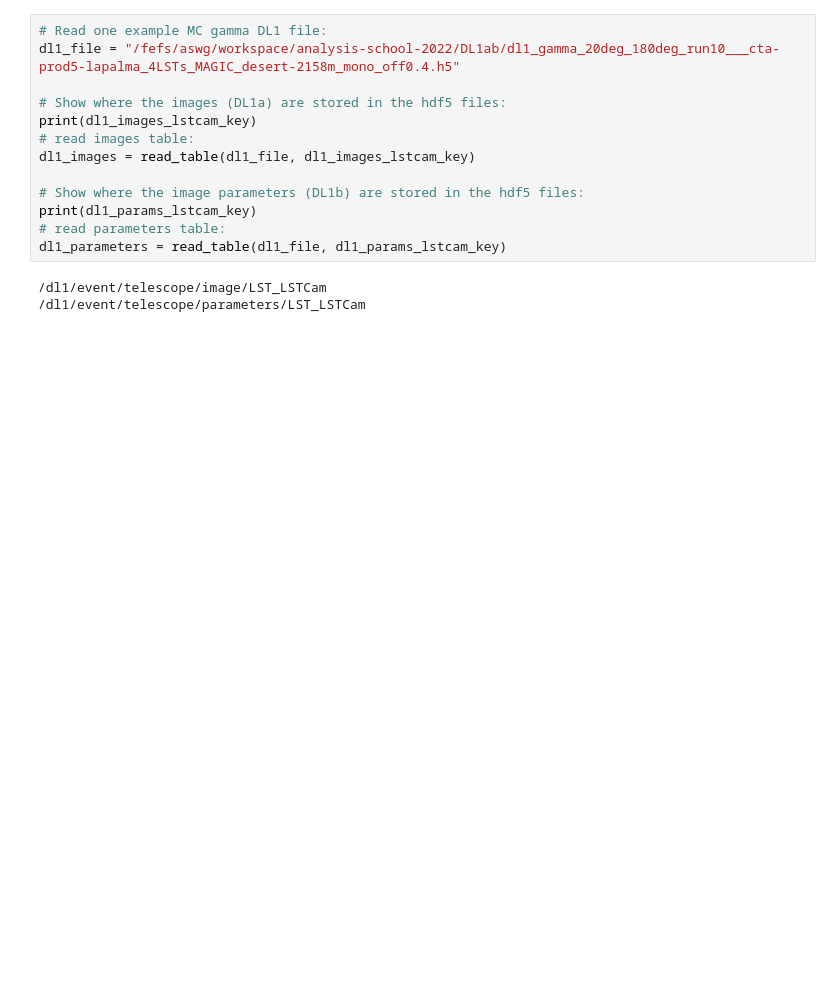
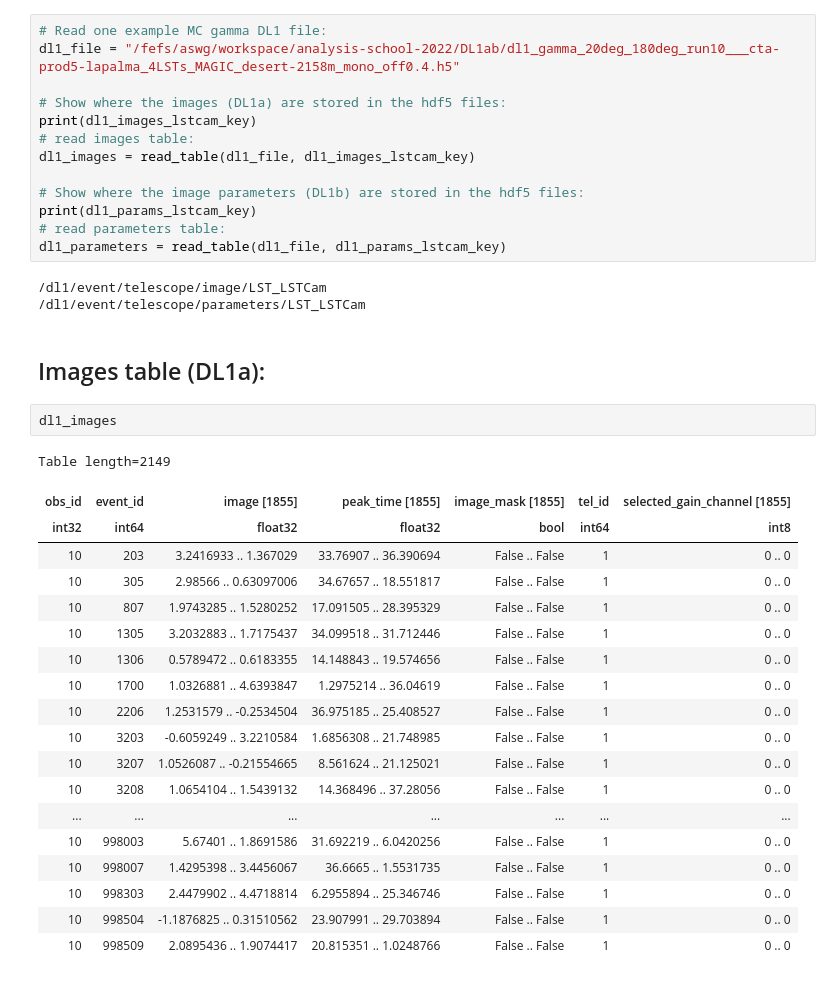
Before and after one commit to cta-observatory/2022_01_lstchain_school, a Jupyter notebook: DL1a_to_DL1b/image_parameters.ipynb, the cells around one changed output. Cells and saved outputs as stored; diff of their text form; blank space fills up the shorter version.

```diff
--- a/DL1a_to_DL1b/image_parameters.ipynb
+++ b/DL1a_to_DL1b/image_parameters.ipynb
@@ -26,3 +29,27 @@ dl1_parameters = read_table(dl1_file, dl1_params_lstcam_key)
 # %% [output]
 /dl1/event/telescope/image/LST_LSTCam
 /dl1/event/telescope/parameters/LST_LSTCam
+# %% [markdown]
+## Images table (DL1a):
+# %%
+dl1_images
+# %% [output]
+Table length=2149
+| obs_id | event_id | image [1855] | peak_time [1855] | image_mask [1855] | tel_id | selected_gain_channel [1855] |
+| int32 | int64 | float32 | float32 | bool | int64 | int8 |
+| 10 | 203 | 3.2416933 .. 1.367029 | 33.76907 .. 36.390694 | False .. False | 1 | 0 .. 0 |
+| 10 | 305 | 2.98566 .. 0.63097006 | 34.67657 .. 18.551817 | False .. False | 1 | 0 .. 0 |
+| 10 | 807 | 1.9743285 .. 1.5280252 | 17.091505 .. 28.395329 | False .. False | 1 | 0 .. 0 |
+| 10 | 1305 | 3.2032883 .. 1.7175437 | 34.099518 .. 31.712446 | False .. False | 1 | 0 .. 0 |
+| 10 | 1306 | 0.5789472 .. 0.6183355 | 14.148843 .. 19.574656 | False .. False | 1 | 0 .. 0 |
+| 10 | 1700 | 1.0326881 .. 4.6393847 | 1.2975214 .. 36.04619 | False .. False | 1 | 0 .. 0 |
+| 10 | 2206 | 1.2531579 .. -0.2534504 | 36.975185 .. 25.408527 | False .. False | 1 | 0 .. 0 |
+| 10 | 3203 | -0.6059249 .. 3.2210584 | 1.6856308 .. 21.748985 | False .. False | 1 | 0 .. 0 |
+| 10 | 3207 | 1.0526087 .. -0.21554665 | 8.561624 .. 21.125021 | False .. False | 1 | 0 .. 0 |
+| 10 | 3208 | 1.0654104 .. 1.5439132 | 14.368496 .. 37.28056 | False .. False | 1 | 0 .. 0 |
+| ... | ... | ... | ... | ... | ... | ... |
+| 10 | 998003 | 5.67401 .. 1.8691586 | 31.692219 .. 6.0420256 | False .. False | 1 | 0 .. 0 |
+| 10 | 998007 | 1.4295398 .. 3.4456067 | 36.6665 .. 1.5531735 | False .. False | 1 | 0 .. 0 |
+| 10 | 998303 | 2.4479902 .. 4.4718814 | 6.2955894 .. 25.346746 | False .. False | 1 | 0 .. 0 |
+| 10 | 998504 | -1.1876825 .. 0.31510562 | 23.907991 .. 29.703894 | False .. False | 1 | 0 .. 0 |
+| 10 | 998509 | 2.0895436 .. 1.9074417 | 20.815351 .. 1.0248766 | False .. False | 1 | 0 .. 0 |
```
Also changed, not shown: parts of 10 cells of this notebook, 2 other files.
